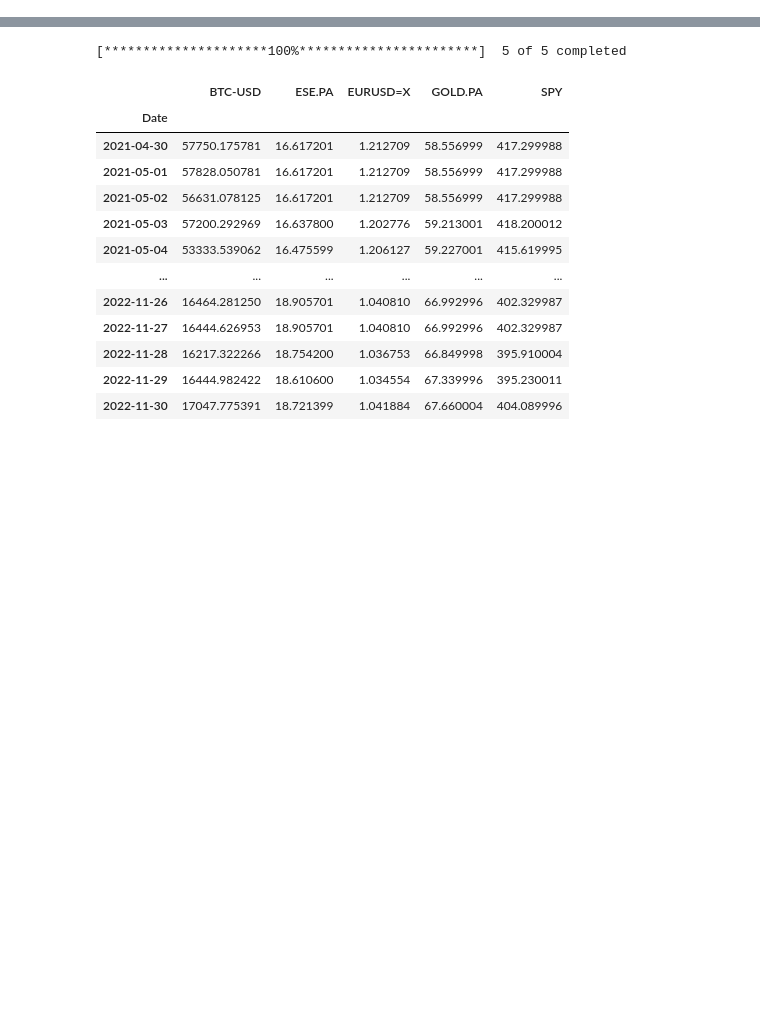
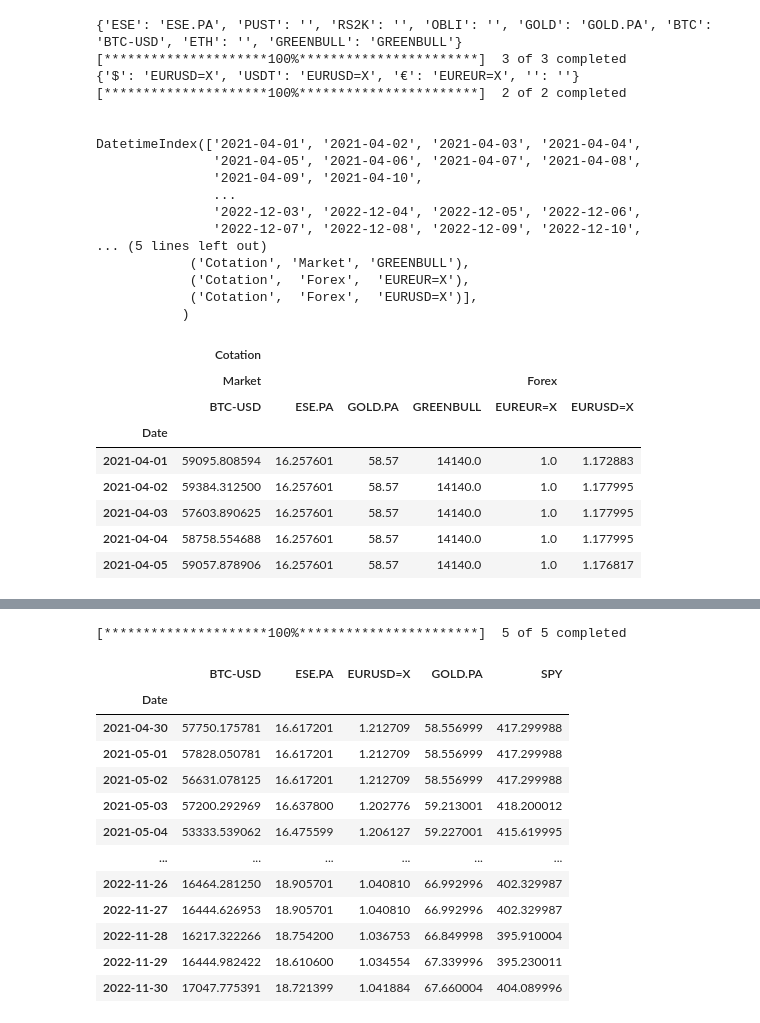
Before and after one commit to vixen-cordier/dashboards, a Jupyter notebook: book.ipynb, the cells around one changed output, grey strips where cells are left out. Cells and saved outputs as stored; diff of their text form; code cells hidden in the pictures; blank space fills up the shorter version.

```diff
--- a/book.ipynb
+++ b/book.ipynb
@@ -4,5 +4,7 @@ import gspread as gs
 
 gc = gs.service_account_from_dict(st.secrets['gcp_service_account'])
 ss = gc.open_by_key(st.secrets['portfolio'].spreadsheet_key)
-ws_operation = ss.worksheet(st.secrets['portfolio'].worksheet_name)
+ws_operation = ss.worksheet('Operations')
+# ws_deposit = ss.worksheet('Deposits')
 ws_greenbull = ss.worksheet('GREENBULL')
+ws_dict = ss.worksheet('Dict')
@@ -139,0 +11,59 @@ KeyError: 'ZEN_GREENBULL'
+# %%
+from typing import Dict
+import yfinance as yf
+import pandas as pd
+
+greenbull = pd.DataFrame(ws_greenbull.get_all_records()).sort_values('Date').astype({'Date': 'datetime64[ns]'}).set_index('Date')
+dict = pd.DataFrame(ws_dict.get_all_records())
+
+assets: Dict[str,str] = dict[['Asset', 'Market']].set_index('Asset').to_dict()['Market']
+print(assets)
+market = yf.download(' '.join(list(assets.values())[:-1]), start='2021-04-01')['Close']
+market = pd.concat([market, greenbull], axis=1)
+market = pd.concat([market], keys=['Market'], axis=1)
+market = pd.concat([market], keys=['Cotation'], axis=1)
+# market = market.swaplevel(1,2, axis=1)
+# print(market.index)
+# print(market.columns)
+
+depots: Dict[str,str] = dict[['Depot', 'Forex']].set_index('Depot').to_dict()['Forex']
+print(depots)
+forex: pd.DataFrame = yf.download(' '.join(list(depots.values())), start='2021-04-01')['Close']
+forex = pd.concat([forex], keys=['Forex'], axis=1)
+forex = pd.concat([forex], keys=['Cotation'], axis=1)
+# forex = forex.swaplevel(1,2, axis=1)
+# print(forex.index)
+# print(forex.columns)
+
+df = pd.concat([market, forex], axis=1).ffill().bfill()
+print('\n')
+print(df.index)
+print(df.columns)
+df.head()
+# %% [output]
+{'ESE': 'ESE.PA', 'PUST': '', 'RS2K': '', 'OBLI': '', 'GOLD': 'GOLD.PA', 'BTC': 'BTC-USD', 'ETH': '', 'GREENBULL': 'GREENBULL'}
+[*********************100%***********************]  3 of 3 completed
+{'$': 'EURUSD=X', 'USDT': 'EURUSD=X', '€': 'EUREUR=X', '': ''}
+[*********************100%***********************]  2 of 2 completed
+
+
+DatetimeIndex(['2021-04-01', '2021-04-02', '2021-04-03', '2021-04-04',
+               '2021-04-05', '2021-04-06', '2021-04-07', '2021-04-08',
+               '2021-04-09', '2021-04-10',
+               ...
+               '2022-12-03', '2022-12-04', '2022-12-05', '2022-12-06',
+               '2022-12-07', '2022-12-08', '2022-12-09', '2022-12-10',
+... (5 lines left out)
+            ('Cotation', 'Market', 'GREENBULL'),
+            ('Cotation',  'Forex',  'EUREUR=X'),
+            ('Cotation',  'Forex',  'EURUSD=X')],
+           )
+|  | Cotation |  |  |  |  |  |
+|  | Market |  |  |  | Forex |  |
+|  | BTC-USD | ESE.PA | GOLD.PA | GREENBULL | EUREUR=X | EURUSD=X |
+| Date |  |  |  |  |  |  |
+| 2021-04-01 | 59095.808594 | 16.257601 | 58.57 | 14140.0 | 1.0 | 1.172883 |
+| 2021-04-02 | 59384.312500 | 16.257601 | 58.57 | 14140.0 | 1.0 | 1.177995 |
+| 2021-04-03 | 57603.890625 | 16.257601 | 58.57 | 14140.0 | 1.0 | 1.177995 |
+| 2021-04-04 | 58758.554688 | 16.257601 | 58.57 | 14140.0 | 1.0 | 1.177995 |
+| 2021-04-05 | 59057.878906 | 16.257601 | 58.57 | 14140.0 | 1.0 | 1.176817 |
```
Also changed, not shown: parts of 4 cells of this notebook.
